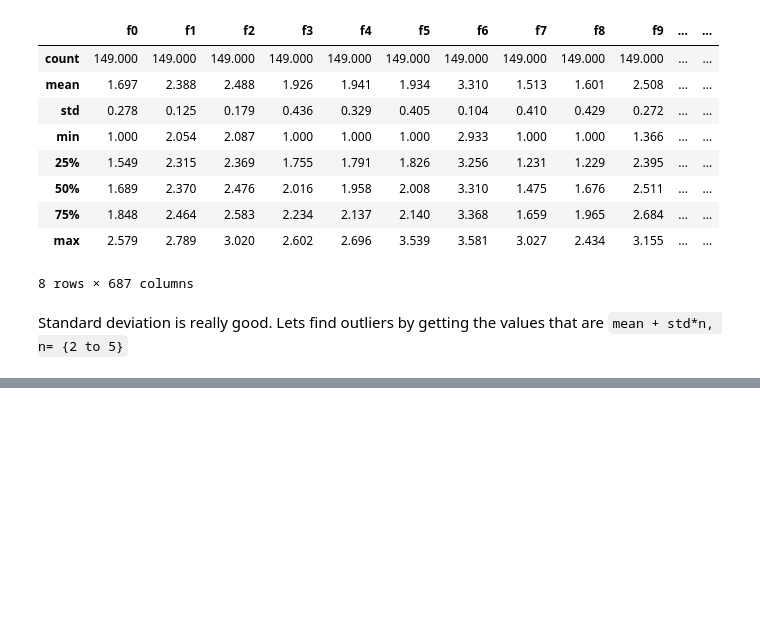
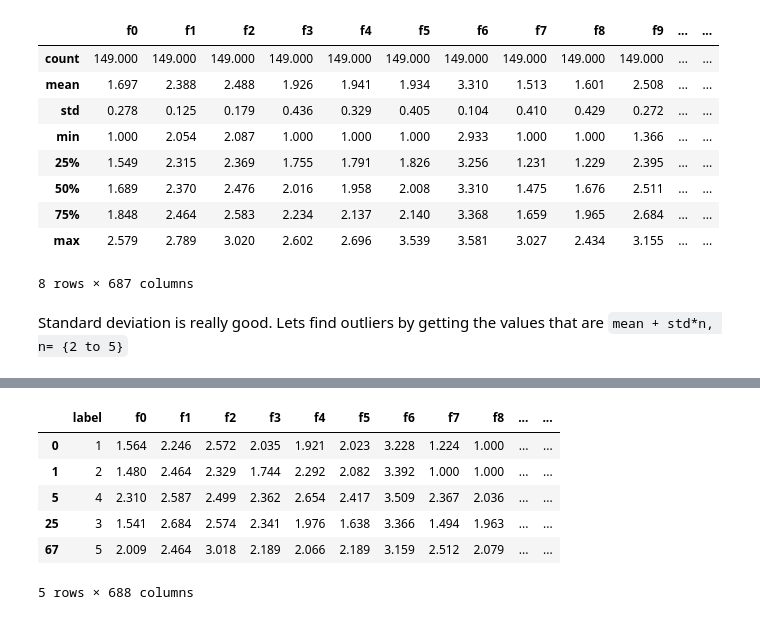
Before and after one commit to calebdre/Machine-Learning-Project, a Jupyter notebook: part1/explore.ipynb, the cells around one changed output, grey strips where cells are left out. Drawn from its saved outputs; the diff is of its cells as text; code cells hidden in the pictures; blank space fills up the shorter version.

```diff
--- a/part1/explore.ipynb
+++ b/part1/explore.ipynb
@@ -256,0 +317,10 @@ for key in v:
+# %%
+train_grouped.head(1)
+# %% [output]
+|  | label | f0 | f1 | f2 | f3 | f4 | f5 | f6 | f7 | f8 | ... | ... |
+| 0 | 1 | 1.564 | 2.246 | 2.572 | 2.035 | 1.921 | 2.023 | 3.228 | 1.224 | 1.000 | ... | ... |
+| 1 | 2 | 1.480 | 2.464 | 2.329 | 1.744 | 2.292 | 2.082 | 3.392 | 1.000 | 1.000 | ... | ... |
+| 5 | 4 | 2.310 | 2.587 | 2.499 | 2.362 | 2.654 | 2.417 | 3.509 | 2.367 | 2.036 | ... | ... |
+| 25 | 3 | 1.541 | 2.684 | 2.574 | 2.341 | 1.976 | 1.638 | 3.366 | 1.494 | 1.963 | ... | ... |
+| 67 | 5 | 2.009 | 2.464 | 3.018 | 2.189 | 2.066 | 2.189 | 3.159 | 2.512 | 2.079 | ... | ... |
+5 rows × 688 columns
```
Also changed, not shown: parts of 11 cells of this notebook.
